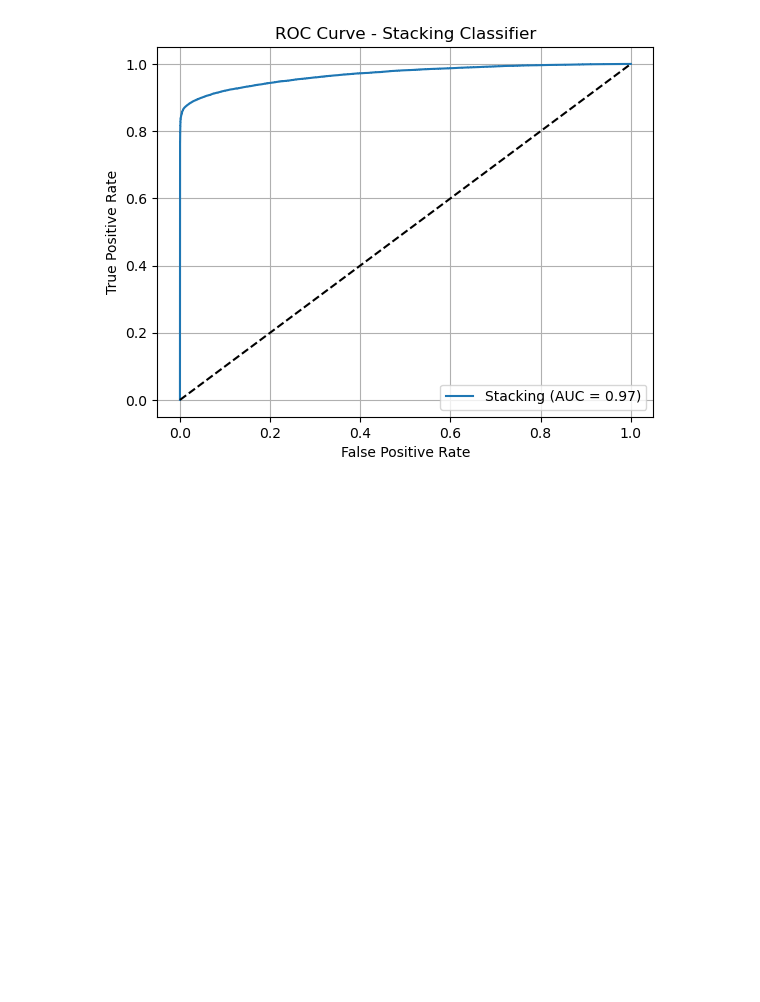
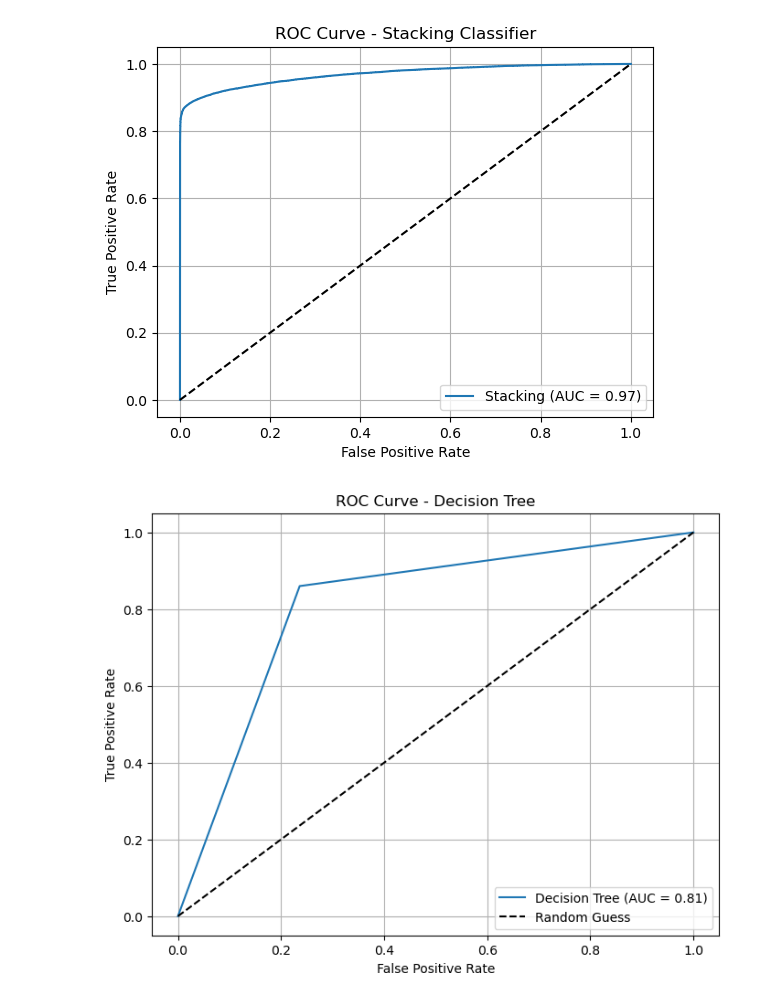
Before and after one commit to dhanashri-dotcom/bankloan-default-prediction, a Jupyter notebook: notebooks/Loan_Default_Prediction.ipynb, the cells around one changed output. Cells and saved outputs as stored; diff of their text form; code cells hidden in the pictures; blank space fills up the shorter version.

```diff
--- a/notebooks/Loan_Default_Prediction.ipynb
+++ b/notebooks/Loan_Default_Prediction.ipynb
@@ -570,3 +624,29 @@ weighted avg       0.92      0.92      0.92     52180
 
 Stacking Classifier AUC: 0.9689
 [figure]
+# %%
+from sklearn.tree import DecisionTreeClassifier
+from sklearn.metrics import roc_curve, auc, RocCurveDisplay
+
+# Assume data is already split into X_train, X_test, y_train, y_test
+dt_model = DecisionTreeClassifier(random_state=42)
+dt_model.fit(X_train, y_train)
+
+# Predict probabilities for ROC
+y_pred_dt_proba = dt_model.predict_proba(X_test)[:, 1]
+
+# ROC Curve and AUC for Decision Tree
+fpr_dt, tpr_dt, _ = roc_curve(y_test, y_pred_dt_proba)
+roc_auc_dt = auc(fpr_dt, tpr_dt)
+
+plt.figure(figsize=(8, 6))
+plt.plot(fpr_dt, tpr_dt, label=f'Decision Tree (AUC = {roc_auc_dt:.2f})')
+plt.plot([0, 1], [0, 1], 'k--', label='Random Guess')
+plt.xlabel('False Positive Rate')
+plt.ylabel('True Positive Rate')
+plt.title('ROC Curve - Decision Tree')
+plt.legend(loc='lower right')
+plt.grid()
+plt.show()
+# %% [output]
+[figure, added]
```
Also changed, not shown: parts of 7 cells of this notebook.
